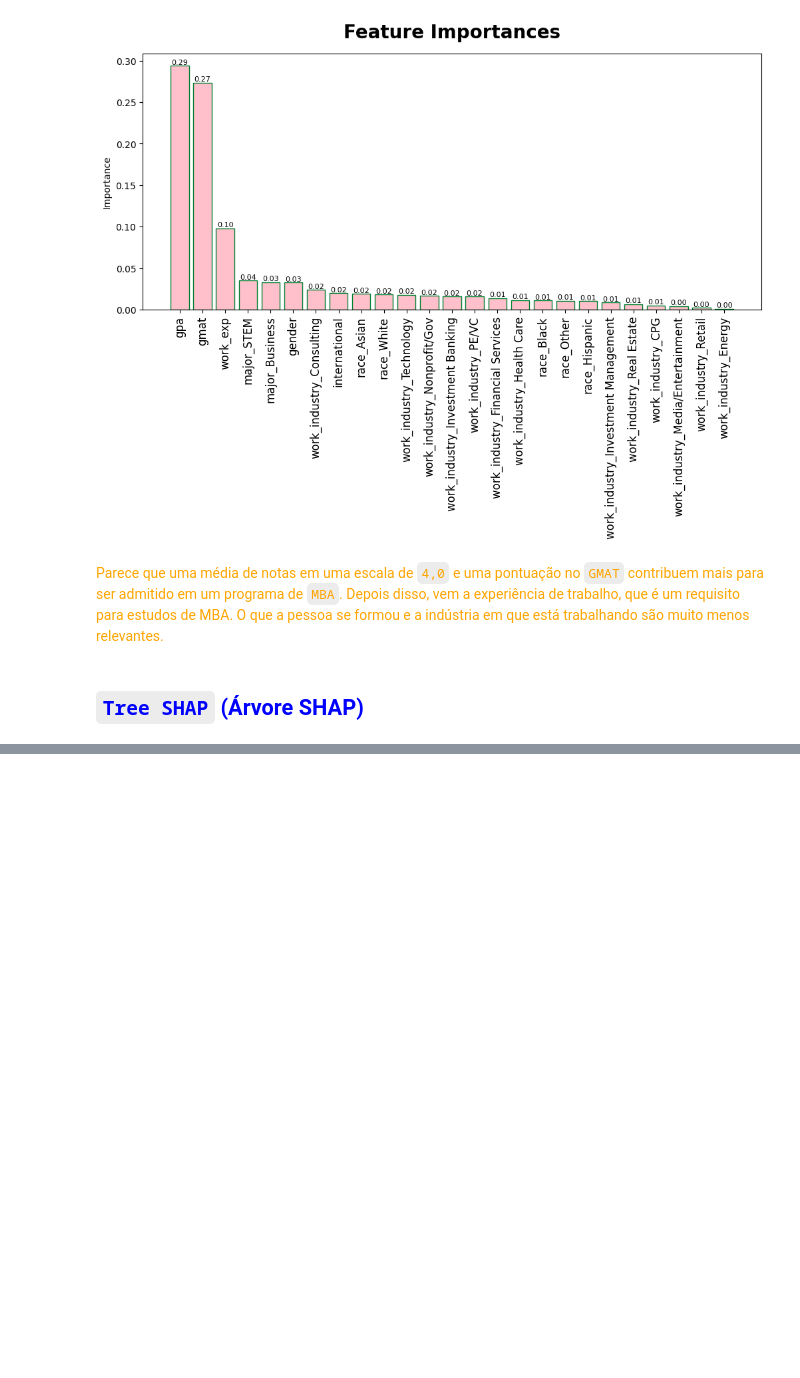
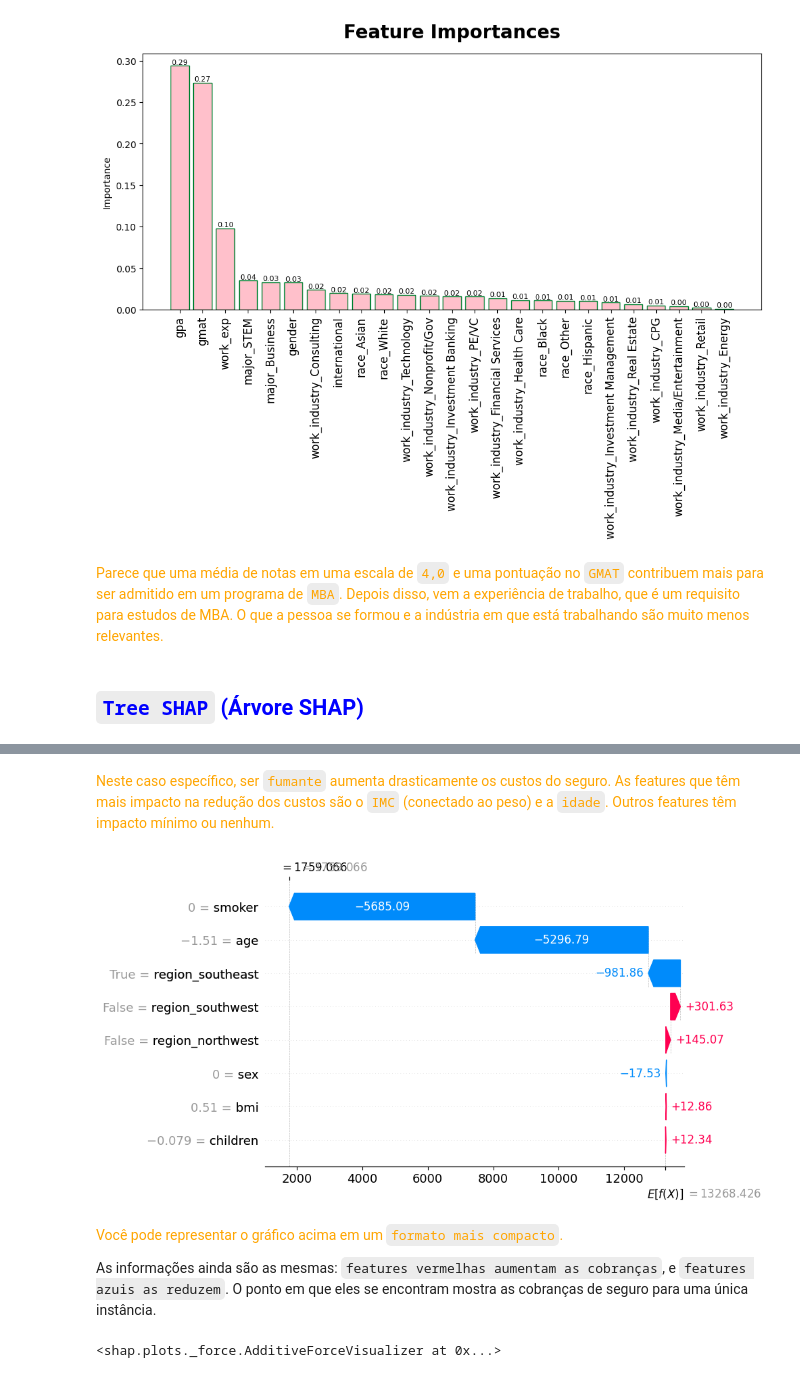
Before and after one commit to EddyGiusepe/SHAP_SHapley_Additive_exPlanations, a Jupyter notebook: 2_SHAP.ipynb, the cells around one changed output, grey strips where cells are left out. Cells and saved outputs as stored; diff of their text form; code cells hidden in the pictures; blank space fills up the shorter version.

```diff
--- a/2_SHAP.ipynb
+++ b/2_SHAP.ipynb
@@ -488,0 +521,16 @@ Ajustarei um modelo de aumento de gradiente em nosso conjunto de dados de regres
+# %% [markdown]
+<font color="orange">Neste caso específico, ser `fumante` aumenta drasticamente os custos do seguro. As features que têm mais impacto na redução dos custos são o `IMC` (conectado ao peso) e a `idade`. Outros features têm impacto mínimo ou nenhum.</font>
+# %%
+fig = plt.figure(figsize=(10, 6))
+shap.plots.waterfall(shap_values[1])
+plt.show()
+# %% [output]
+[figure, added]
+# %% [markdown]
+<font color="orange">Você pode representar o gráfico acima em um `formato mais compacto`.</font>
+
+As informações ainda são as mesmas: `features vermelhas aumentam as cobranças`, e `features azuis as reduzem`. O ponto em que eles se encontram mostra as cobranças de seguro para uma única instância.
+# %%
+shap.plots.force(shap_values[0])
+# %% [output]
+<shap.plots._force.AdditiveForceVisualizer at 0x...>
```
Also changed, not shown: parts of 8 cells of this notebook.
